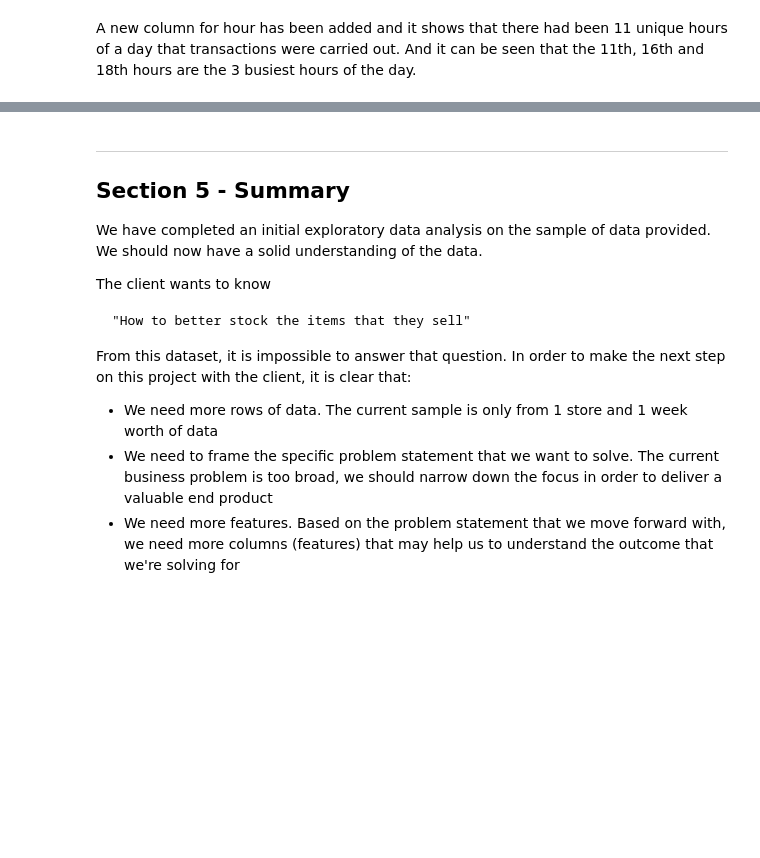
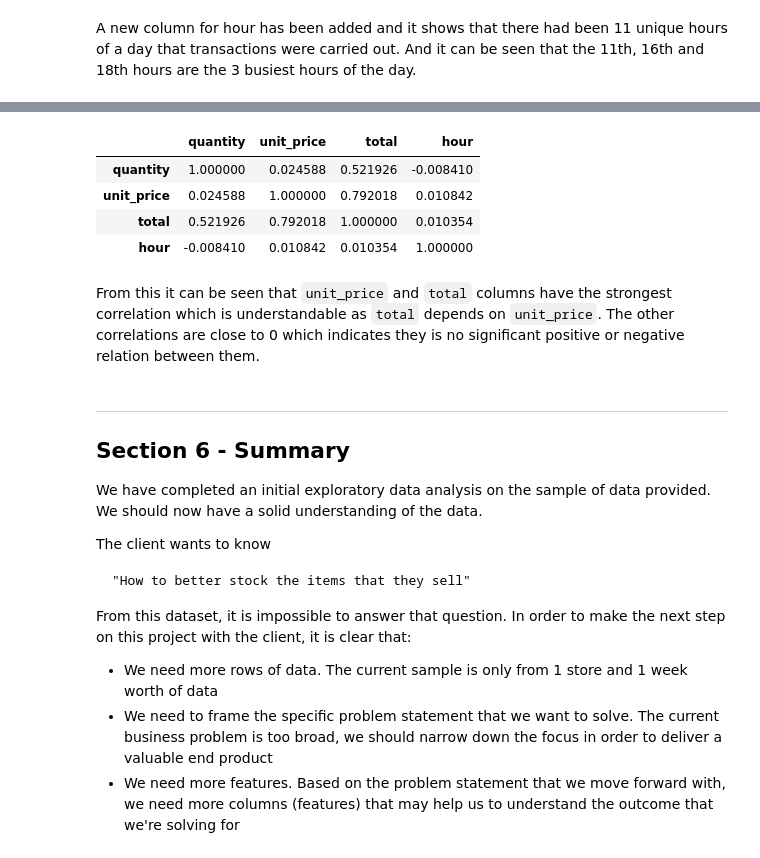
Before and after one commit to shawonsaha15/CourseWorks, a Jupyter notebook: Cognizant Artificial Intelligence/Cognizant_AI.ipynb, the cells around one changed output, grey strips where cells are left out. Saved outputs shown, nothing was run; the diff lists cells and outputs as text; code cells hidden in the pictures; blank space fills up the shorter version.

Commit message:
Correlation added

```diff
--- a/Cognizant Artificial Intelligence/Cognizant_AI.ipynb
+++ b/Cognizant Artificial Intelligence/Cognizant_AI.ipynb
@@ -373,7 +379,19 @@ A new column for hour has been added and it shows that there had been 11 unique
+# %%
+corr = df[['quantity','unit_price','total','hour']].corr()
+corr.style.background_gradient(cmap = 'coolwarm')
+# %% [output]
+|  | quantity | unit_price | total | hour |
+| quantity | 1.000000 | 0.024588 | 0.521926 | -0.008410 |
+| unit_price | 0.024588 | 1.000000 | 0.792018 | 0.010842 |
+| total | 0.521926 | 0.792018 | 1.000000 | 0.010354 |
+| hour | -0.008410 | 0.010842 | 0.010354 | 1.000000 |
+# %% [markdown]
+From this it can be seen that `unit_price` and `total` columns have the strongest correlation which is understandable as `total` depends on `unit_price`.
+The other correlations are close to 0 which indicates they is no significant positive or negative relation between them.
 # %% [markdown]
 ---
 
-## Section 5 - Summary
+## Section 6 - Summary
 
 We have completed an initial exploratory data analysis on the sample of data provided. We should now have a solid understanding of the data.
 
```
Also changed, not shown: parts of 1 cell of this notebook.
